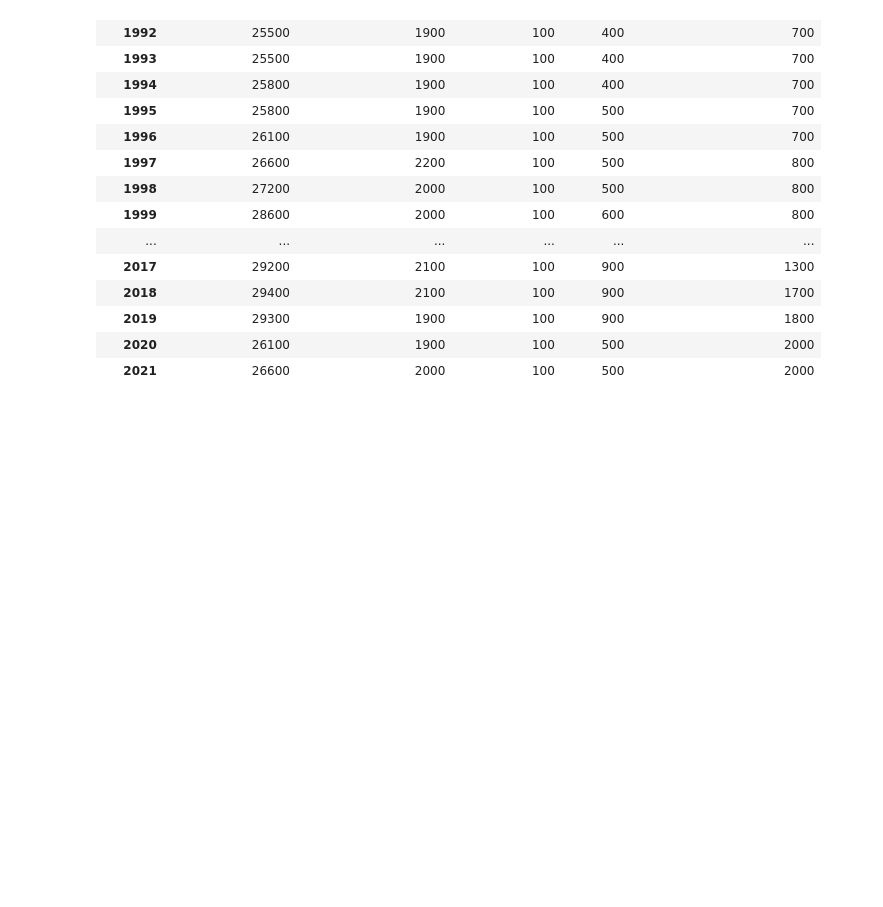
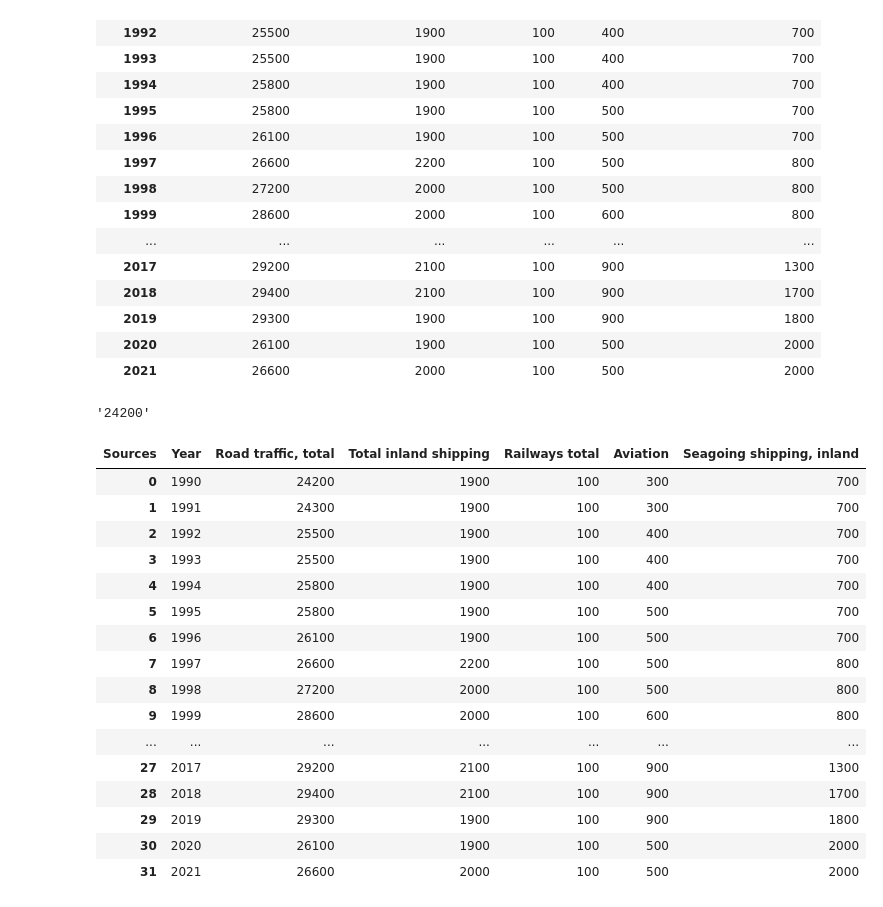
Before and after one commit to yvaneijk/PROJECT, a Jupyter notebook: Data preparation.ipynb, the cells around one changed output. Saved outputs shown, nothing was run; the diff lists cells and outputs as text; code cells hidden in the pictures; blank space fills up the shorter version.

Commit message:
In this file, the needed dataframe is created.

```diff
--- a/Data preparation.ipynb
+++ b/Data preparation.ipynb
@@ -141,3 +120,30 @@ df
 | 2019 | 29300 | 1900 | 100 | 900 | 1800 |
 | 2020 | 26100 | 1900 | 100 | 500 | 2000 |
 | 2021 | 26600 | 2000 | 100 | 500 | 2000 |
+# %%
+df.iloc[0,0]
+# %% [output]
+'24200'
+# %%
+df = df.reset_index()
+# %%
+df = df.rename(columns={'index': 'Year'})
+df
+# %% [output]
+| Sources | Year | Road traffic, total | Total inland shipping | Railways total | Aviation | Seagoing shipping, inland |
+| 0 | 1990 | 24200 | 1900 | 100 | 300 | 700 |
+| 1 | 1991 | 24300 | 1900 | 100 | 300 | 700 |
+| 2 | 1992 | 25500 | 1900 | 100 | 400 | 700 |
+| 3 | 1993 | 25500 | 1900 | 100 | 400 | 700 |
+| 4 | 1994 | 25800 | 1900 | 100 | 400 | 700 |
+| 5 | 1995 | 25800 | 1900 | 100 | 500 | 700 |
+| 6 | 1996 | 26100 | 1900 | 100 | 500 | 700 |
+| 7 | 1997 | 26600 | 2200 | 100 | 500 | 800 |
+| 8 | 1998 | 27200 | 2000 | 100 | 500 | 800 |
+| 9 | 1999 | 28600 | 2000 | 100 | 600 | 800 |
+| ... | ... | ... | ... | ... | ... | ... |
+| 27 | 2017 | 29200 | 2100 | 100 | 900 | 1300 |
+| 28 | 2018 | 29400 | 2100 | 100 | 900 | 1700 |
+| 29 | 2019 | 29300 | 1900 | 100 | 900 | 1800 |
+| 30 | 2020 | 26100 | 1900 | 100 | 500 | 2000 |
+| 31 | 2021 | 26600 | 2000 | 100 | 500 | 2000 |
```
Also changed, not shown: parts of 1 cell of this notebook.
